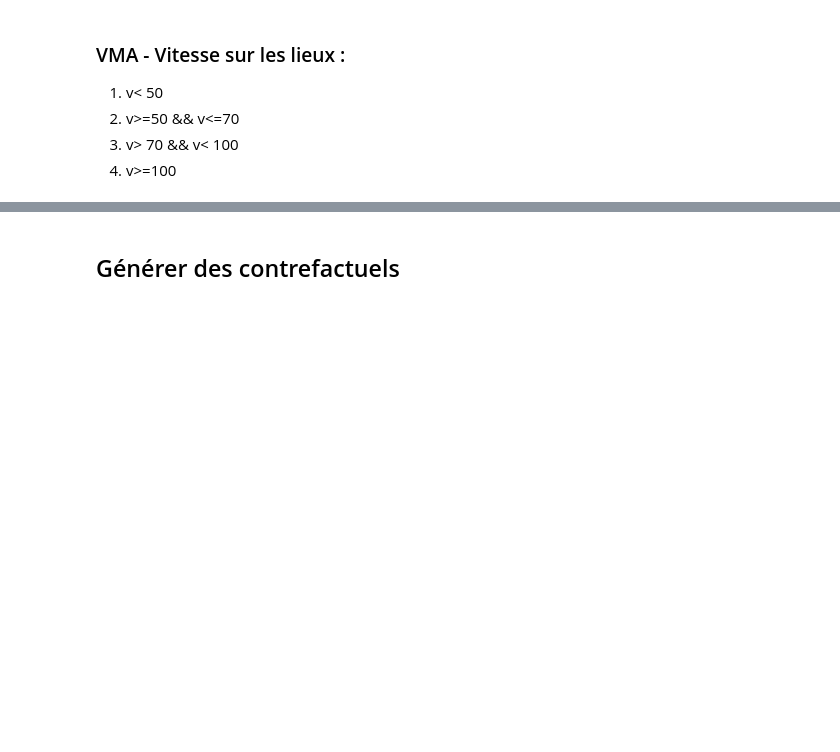
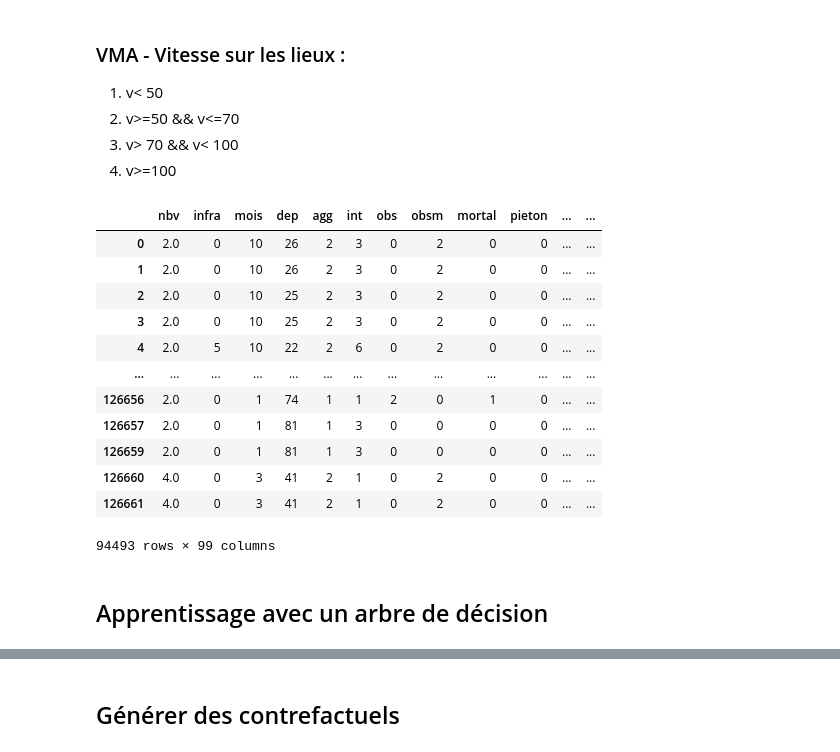
Before and after one commit to erwanlem/fairness, a Jupyter notebook: main2 copy.ipynb, the cells around one changed output, grey strips where cells are left out. Saved outputs shown, nothing was run; the diff lists cells and outputs as text; code cells hidden in the pictures; blank space fills up the shorter version.

```diff
--- a/main2 copy.ipynb
+++ b/main2 copy.ipynb
@@ -381,3 +267,26 @@ for exp in features:
+# %%
+cat_features = ['trajet', 'catr', 'circ', 'prof', 'plan', 'surf', 'situ', 'atm', 'catv', 'choc']
+
+one_hot_data = pd.get_dummies(data=df_2, columns=cat_features)
+df_2 = one_hot_data
+
+df_2
+# %% [output]
+|  | nbv | infra | mois | dep | agg | int | obs | obsm | mortal | pieton | ... | ... |
+| 0 | 2.0 | 0 | 10 | 26 | 2 | 3 | 0 | 2 | 0 | 0 | ... | ... |
+| 1 | 2.0 | 0 | 10 | 26 | 2 | 3 | 0 | 2 | 0 | 0 | ... | ... |
+| 2 | 2.0 | 0 | 10 | 25 | 2 | 3 | 0 | 2 | 0 | 0 | ... | ... |
+| 3 | 2.0 | 0 | 10 | 25 | 2 | 3 | 0 | 2 | 0 | 0 | ... | ... |
+| 4 | 2.0 | 5 | 10 | 22 | 2 | 6 | 0 | 2 | 0 | 0 | ... | ... |
+| ... | ... | ... | ... | ... | ... | ... | ... | ... | ... | ... | ... | ... |
+| 126656 | 2.0 | 0 | 1 | 74 | 1 | 1 | 2 | 0 | 1 | 0 | ... | ... |
+| 126657 | 2.0 | 0 | 1 | 81 | 1 | 3 | 0 | 0 | 0 | 0 | ... | ... |
+| 126659 | 2.0 | 0 | 1 | 81 | 1 | 3 | 0 | 0 | 0 | 0 | ... | ... |
+| 126660 | 4.0 | 0 | 3 | 41 | 2 | 1 | 0 | 2 | 0 | 0 | ... | ... |
+| 126661 | 4.0 | 0 | 3 | 41 | 2 | 1 | 0 | 2 | 0 | 0 | ... | ... |
+94493 rows × 99 columns
+# %% [markdown]
+## Apprentissage avec un arbre de décision
 # %%
 df_3 = df_2.drop(columns=['mortal'])
 from sklearn.model_selection import train_test_split
```
Also changed, not shown: parts of 46 cells of this notebook, 1 other file.
